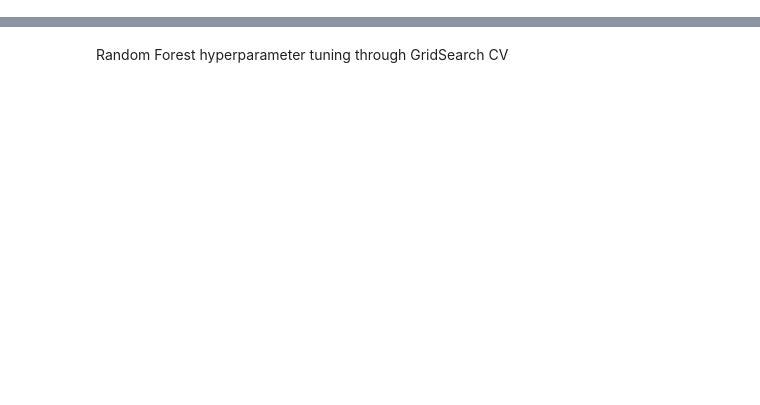
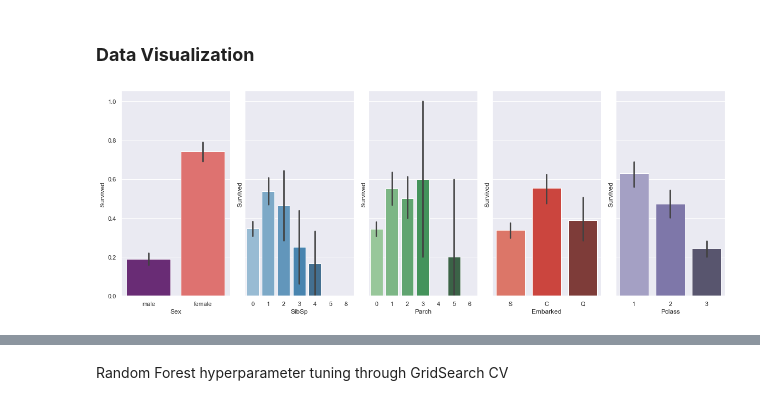
Before and after one commit to henriquebferreira/titanic-kaggle, a Jupyter notebook: predicting-titanic-survivors.ipynb, the cells around one changed output, grey strips where cells are left out. Drawn from its saved outputs; the diff is of its cells as text; code cells hidden in the pictures; blank space fills up the shorter version.

Commit message:
updated all data stages of titanic notebook

```diff
--- a/predicting-titanic-survivors.ipynb
+++ b/predicting-titanic-survivors.ipynb
@@ -510,0 +50,4 @@ Index(['Pclass', 'Sex', 'Age', 'Title', 'SocialStatus', 'FamilySize'], dtype='ob
+# %%
+# Read train and test datasets and store the information in the appropriate dataframe variables
+data_train = pd.read_csv('data/train.csv')
+data_test = pd.read_csv('data/test.csv')
@@ -510,0 +155,13 @@ Index(['Pclass', 'Sex', 'Age', 'Title', 'SocialStatus', 'FamilySize'], dtype='ob
+# %% [markdown]
+### **Data Visualization**
+# %%
+ft_to_palettes = {"Sex": "magma", "SibSp": "Blues_d", "Parch": "Greens_d", "Embarked": "Reds_d", "Pclass": "Purples_d"}
+# %%
+g = sns.PairGrid(data_train, y_vars="Survived",
+                 x_vars=["Sex", "SibSp", "Parch", "Embarked", "Pclass"],
+                 height=6, aspect=.55)
+
+for x_var, ax in zip(g.x_vars, g.fig.axes):
+    sns.barplot(x=x_var, y= g.y_vars[0], data=g.data, ax=ax, palette=ft_to_palettes[x_var])
+# %% [output]
+[figure, added]
```
Also changed, not shown: parts of 128 cells of this notebook, 3 other files.
